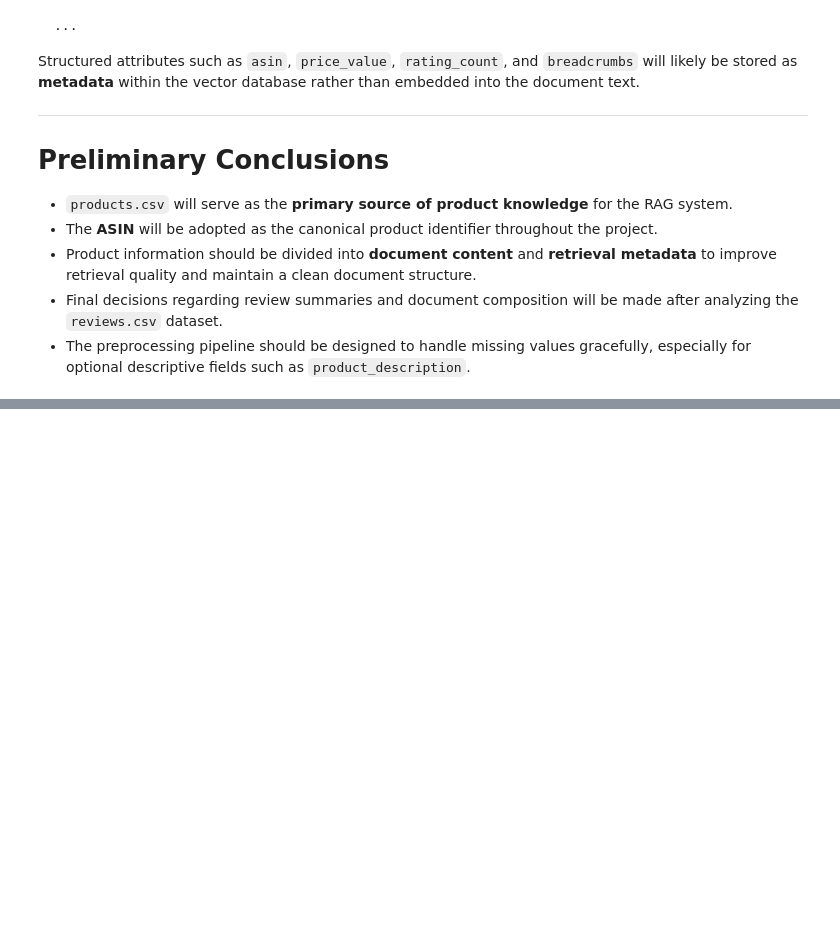
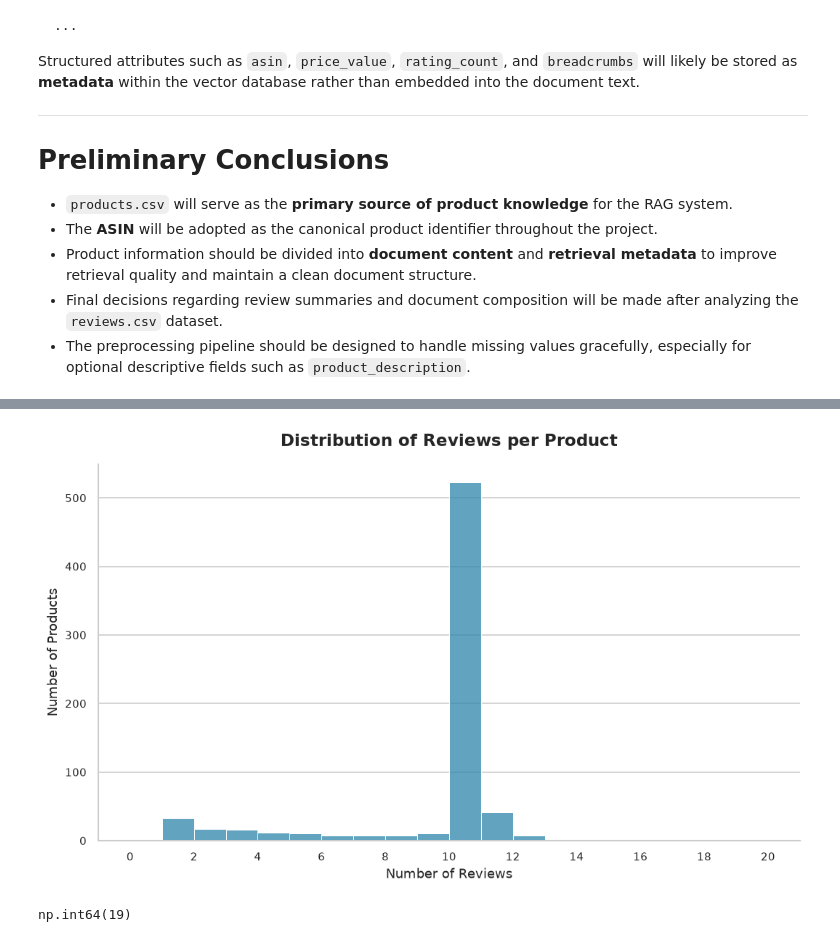
Before and after one commit to Mansoor-Ali-Data/amazon-product-intelligence, a Jupyter notebook: notebooks/exploration.ipynb, the cells around one changed output, grey strips where cells are left out. Saved outputs shown, nothing was run; the diff lists cells and outputs as text; code cells hidden in the pictures; blank space fills up the shorter version.

```diff
--- a/notebooks/exploration.ipynb
+++ b/notebooks/exploration.ipynb
@@ -283,0 +552,8 @@ Structured attributes such as `asin`, `price_value`, `rating_count`, and `breadc
+# %%
+# Reviews per product
+reviews_per_product = (
+    reviews_df
+    .groupby("productASIN",)
+    .size()
+)
+print(f"Number of products with reviews: {reviews_per_product.shape[0]}")
@@ -283,0 +701,39 @@ Structured attributes such as `asin`, `price_value`, `rating_count`, and `breadc
+# %%
+import matplotlib.pyplot as plt
+import matplotlib.ticker as mticker
+import seaborn as sns
+
+sns.set_theme(style="whitegrid")
+
+fig, ax = plt.subplots(figsize=(9, 5.5), dpi=120)
+
+sns.histplot(
+    reviews_per_product,
+    bins=range(0, int(reviews_per_product.max()) + 2),  # integer bins, no split bars
+    color='#2E86AB',
+    edgecolor='white',
+    linewidth=0.6,
+    ax=ax
+)
+
+ax.set_title('Distribution of Reviews per Product', fontsize=14, fontweight='bold', pad=15)
+ax.set_xlabel('Number of Reviews', fontsize=11)
+ax.set_ylabel('Number of Products', fontsize=11)
+
+ax.xaxis.set_major_locator(mticker.MultipleLocator(2))
+ax.spines['top'].set_visible(False)
+ax.spines['right'].set_visible(False)
+ax.tick_params(labelsize=9)
+ax.grid(axis='x', visible=False)
+
+sns.despine(ax=ax)
+plt.tight_layout()
+plt.savefig('reviews_per_product.png', dpi=200, bbox_inches='tight')
+plt.show()
+# %% [output]
+[figure, added]
+# %%
+# Relationship verification
+reviews_per_product.max()
+# %% [output]
+np.int64(19)
```
Also changed, not shown: parts of 34 cells of this notebook, 3 other files.
